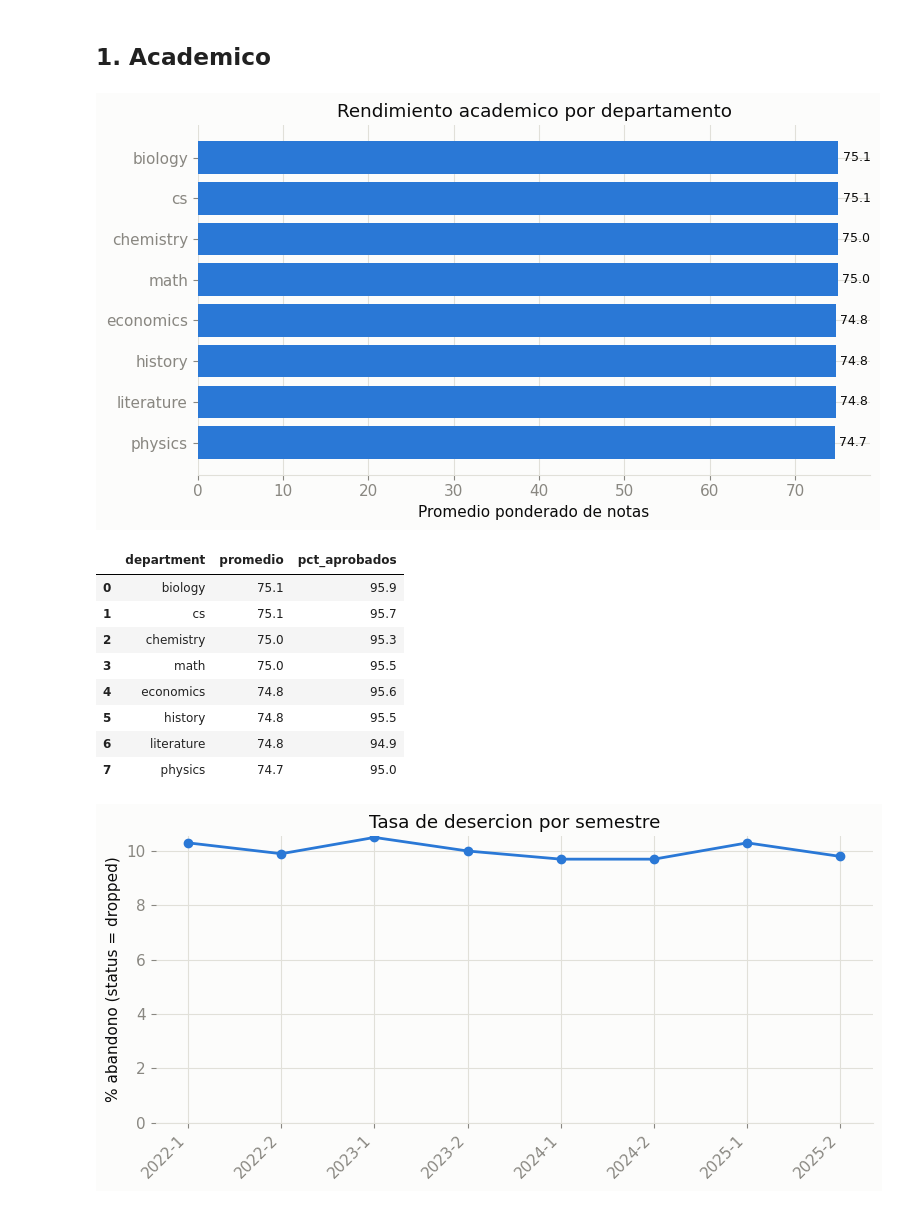
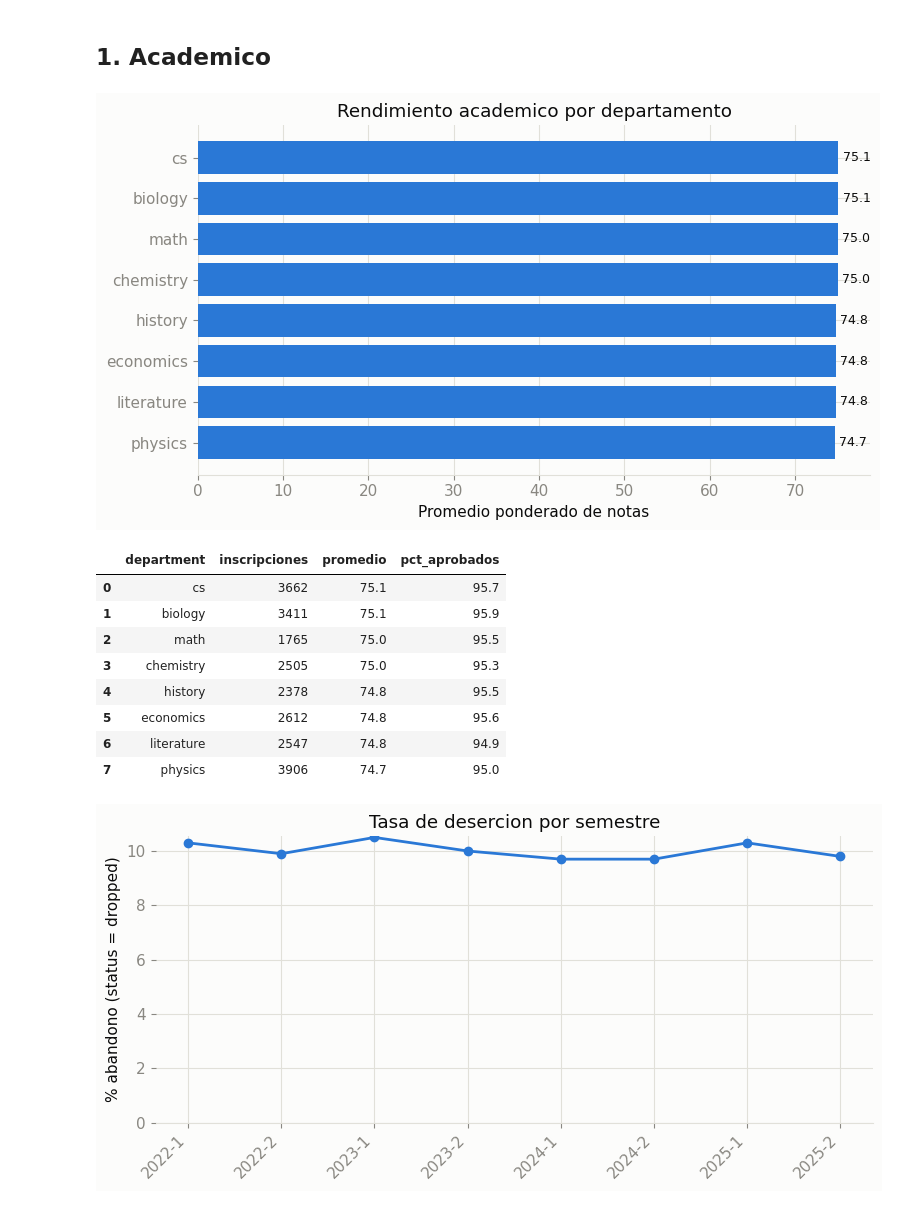
Before and after one commit to ivanjhunior2/tigo-bootcamp-datascience, a Jupyter notebook: notebooks/analysis/01_insights.ipynb, the cells around one changed output. Drawn from its saved outputs; the diff is of its cells as text; code cells hidden in the pictures.

```diff
--- a/notebooks/analysis/01_insights.ipynb
+++ b/notebooks/analysis/01_insights.ipynb
@@ -35,33 +35,28 @@ def bar_labels(ax, fmt="{:.1f}"):
 # %% [markdown]
 ## 1. Academico
 # %%
-perf_dept = pd.read_sql("""
-    SELECT c.department, round(avg(f.avg_score), 1) AS promedio, round(100.0 * avg(f.is_passing::int), 1) AS pct_aprobados
-    FROM gold.fact_enrollment f JOIN gold.dim_course c ON c.course_id = f.course_id
-    WHERE f.avg_score IS NOT NULL
-    GROUP BY c.department ORDER BY promedio DESC
-""", engine)
+perf_dept = pd.read_sql("SELECT * FROM gold.vw_academic_performance_by_department ORDER BY promedio DESC", engine)
 
 fig, ax = plt.subplots(figsize=(8, 4.5))
 ax.barh(perf_dept["department"], perf_dept["promedio"], color=BLUE)
 ax.invert_yaxis()
 ax.set_xlabel("Promedio ponderado de notas")
 ax.set_title("Rendimiento academico por departamento")
 bar_labels(ax)
 plt.tight_layout()
 plt.show()
 perf_dept
 # %% [output]
-[figure, old version]
+[figure, new version]
-|  | department | promedio | pct_aprobados |
-| 0 | biology | 75.1 | 95.9 |
-| 1 | cs | 75.1 | 95.7 |
-| 2 | chemistry | 75.0 | 95.3 |
-| 3 | math | 75.0 | 95.5 |
-| 4 | economics | 74.8 | 95.6 |
-| 5 | history | 74.8 | 95.5 |
-| 6 | literature | 74.8 | 94.9 |
-| 7 | physics | 74.7 | 95.0 |
+|  | department | inscripciones | promedio | pct_aprobados |
+| 0 | cs | 3662 | 75.1 | 95.7 |
+| 1 | biology | 3411 | 75.1 | 95.9 |
+| 2 | math | 1765 | 75.0 | 95.5 |
+| 3 | chemistry | 2505 | 75.0 | 95.3 |
+| 4 | history | 2378 | 74.8 | 95.5 |
+| 5 | economics | 2612 | 74.8 | 95.6 |
+| 6 | literature | 2547 | 74.8 | 94.9 |
+| 7 | physics | 3906 | 74.7 | 95.0 |
 # %%
 dropout_sem = pd.read_sql("""
     SELECT s.year, s.half, s.code,
```
Also changed, not shown: parts of 6 cells of this notebook, 8 other files.
